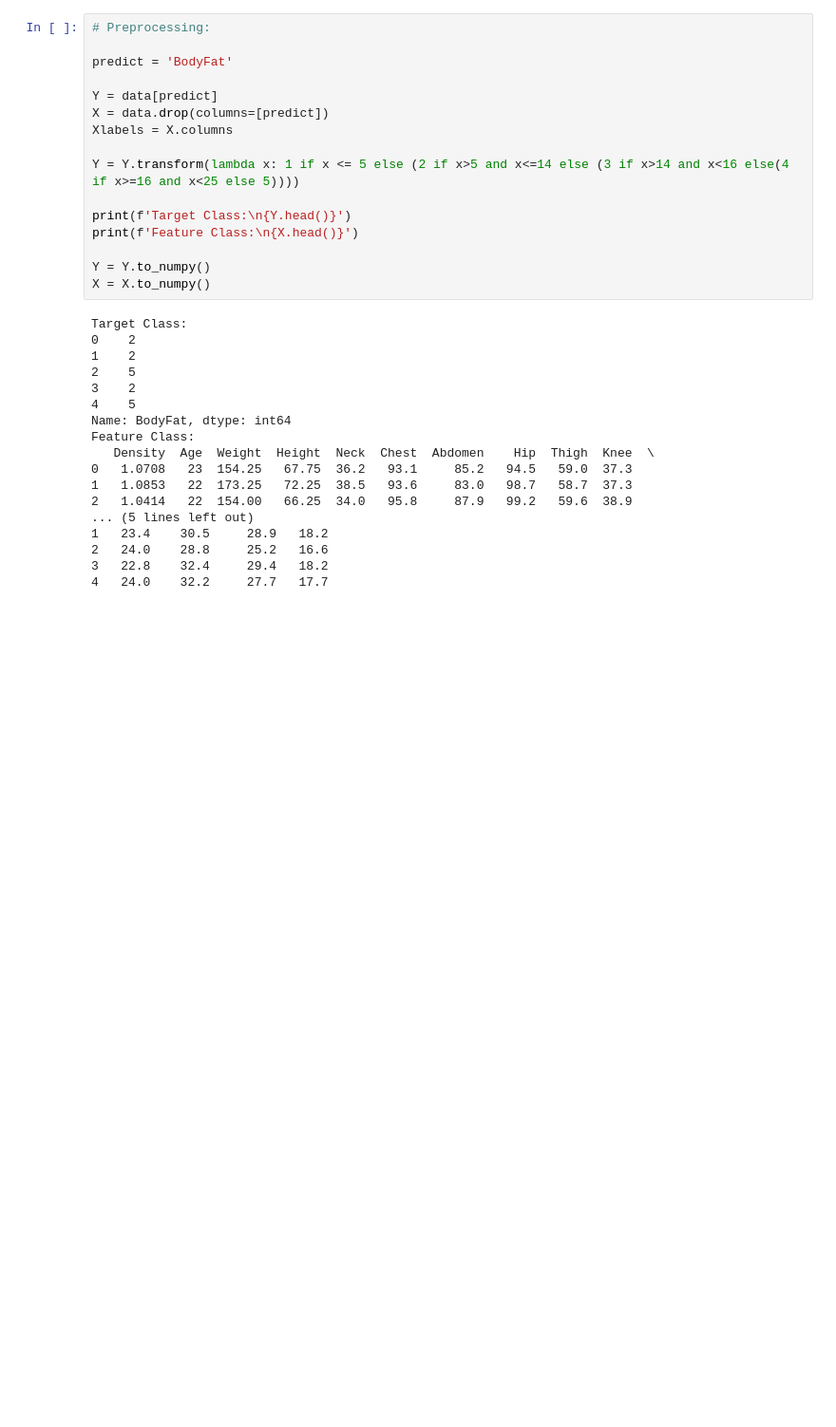
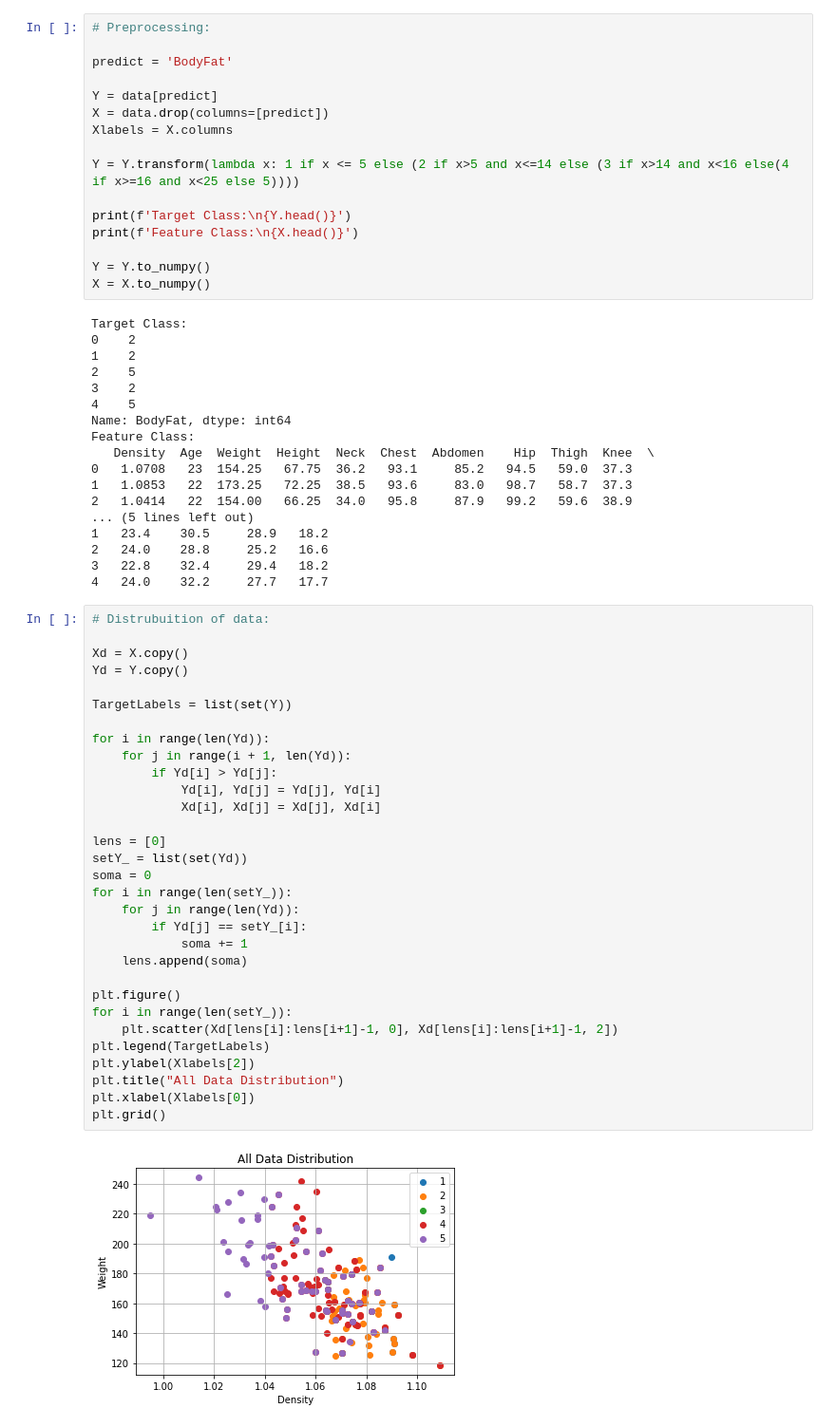
Before and after one commit to gabrielclwq/ICA, a Jupyter notebook: KNN/knn.ipynb, the cells around one changed output. Shown: that part at 95% size. Drawn from its saved outputs; the diff is of its cells as text; blank space fills up the shorter version.

```diff
--- a/KNN/knn.ipynb
+++ b/KNN/knn.ipynb
@@ -61,6 +63,39 @@ Feature Class:
 2   24.0    28.8     25.2   16.6
 3   22.8    32.4     29.4   18.2
 4   24.0    32.2     27.7   17.7
+# %%
+# Distrubuition of data:
+
+Xd = X.copy()
+Yd = Y.copy()
+
+TargetLabels = list(set(Y))
+
+for i in range(len(Yd)):
+    for j in range(i + 1, len(Yd)):
+        if Yd[i] > Yd[j]:
+            Yd[i], Yd[j] = Yd[j], Yd[i]
+            Xd[i], Xd[j] = Xd[j], Xd[i]
+
+lens = [0]
+setY_ = list(set(Yd))
+soma = 0
+for i in range(len(setY_)):
+    for j in range(len(Yd)):
+        if Yd[j] == setY_[i]:
+            soma += 1
+    lens.append(soma)
+
+plt.figure()
+for i in range(len(setY_)):
+    plt.scatter(Xd[lens[i]:lens[i+1]-1, 0], Xd[lens[i]:lens[i+1]-1, 2])
+plt.legend(TargetLabels)
+plt.ylabel(Xlabels[2])
+plt.title("All Data Distribution")
+plt.xlabel(Xlabels[0])
+plt.grid()
+# %% [output]
+[figure, added]
 # %%
 # Find the best split train/test for the data
 
```
Also changed, not shown: parts of 4 cells of this notebook, 1 other file.
